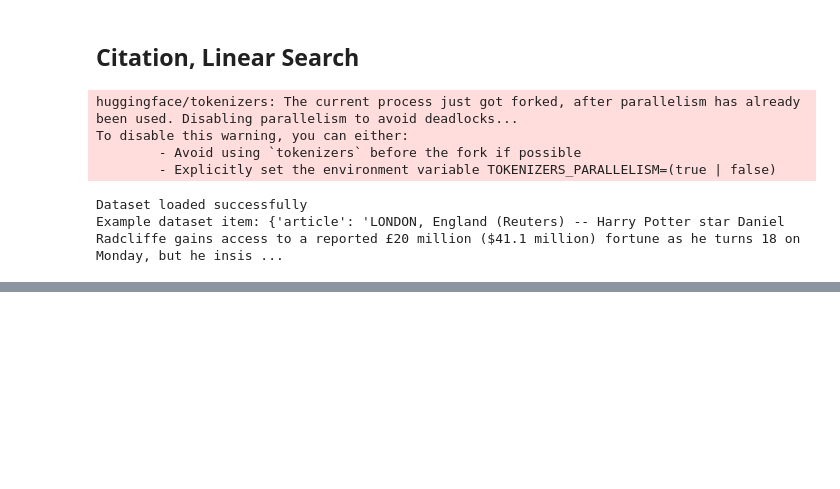
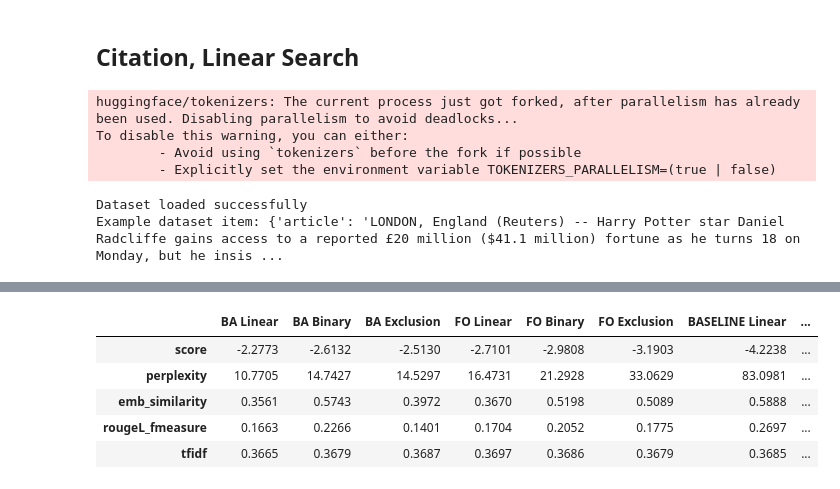
Before and after one commit to strivn/idl-project, a Jupyter notebook: scoring_citation_experiment_v5.ipynb, the cells around one changed output, grey strips where cells are left out. Saved outputs shown, nothing was run; the diff lists cells and outputs as text; code cells hidden in the pictures; blank space fills up the shorter version.

```diff
--- a/scoring_citation_experiment_v5.ipynb
+++ b/scoring_citation_experiment_v5.ipynb
@@ -983,0 +1018,9 @@ Detailed Results:
+# %%
+comparison_df.round(4)
+# %% [output]
+|  | BA Linear | BA Binary | BA Exclusion | FO Linear | FO Binary | FO Exclusion | BASELINE Linear | ... |
+| score | -2.2773 | -2.6132 | -2.5130 | -2.7101 | -2.9808 | -3.1903 | -4.2238 | ... |
+| perplexity | 10.7705 | 14.7427 | 14.5297 | 16.4731 | 21.2928 | 33.0629 | 83.0981 | ... |
+| emb_similarity | 0.3561 | 0.5743 | 0.3972 | 0.3670 | 0.5198 | 0.5089 | 0.5888 | ... |
+| rougeL_fmeasure | 0.1663 | 0.2266 | 0.1401 | 0.1704 | 0.2052 | 0.1775 | 0.2697 | ... |
+| tfidf | 0.3665 | 0.3679 | 0.3687 | 0.3697 | 0.3686 | 0.3679 | 0.3685 | ... |
```
Also changed, not shown: parts of 10 cells of this notebook.
